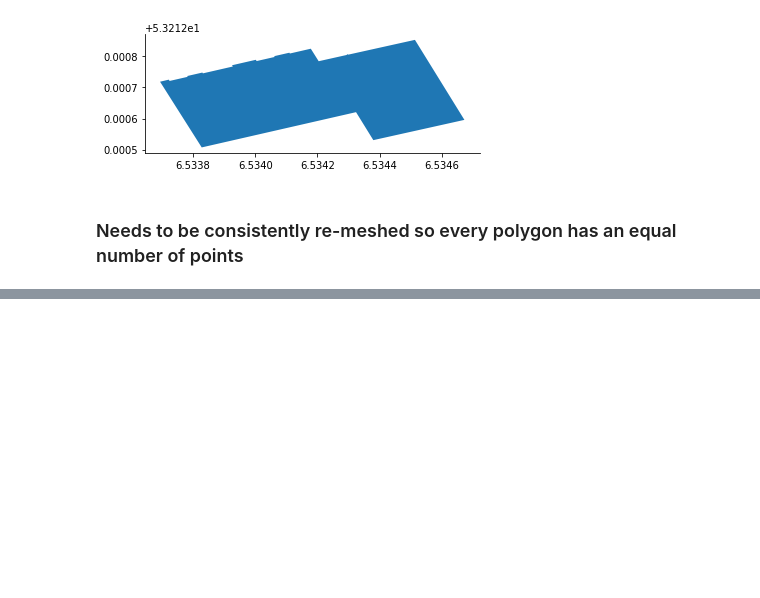
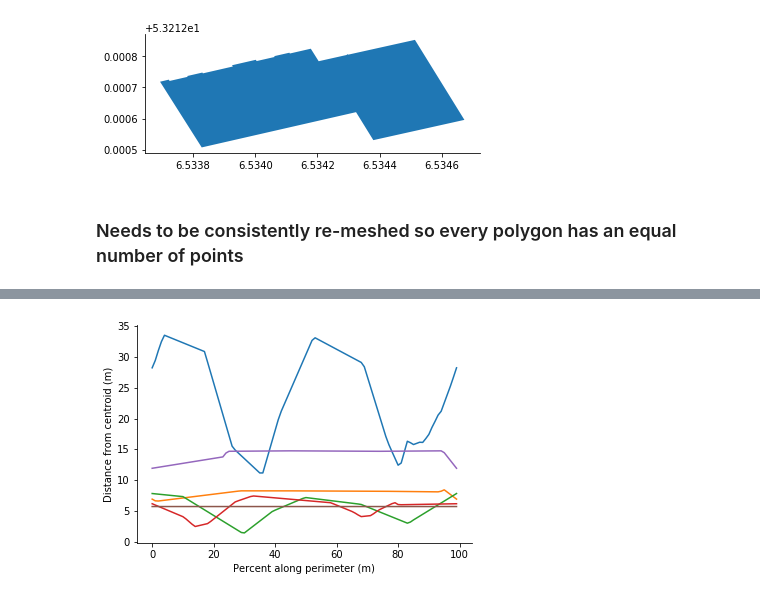
Before and after one commit to jamesjarlathlong/fragilityclustering, a Jupyter notebook: data/exploratory_clustering.ipynb, the cells around one changed output, grey strips where cells are left out. Drawn from its saved outputs; the diff is of its cells as text; code cells hidden in the pictures; blank space fills up the shorter version.

```diff
--- a/data/exploratory_clustering.ipynb
+++ b/data/exploratory_clustering.ipynb
@@ -226,0 +275,18 @@ sns.despine()
+# %%
+def interpolater(xycoords, numpoints=100):
+    x = [i[0] for i in xycoords]
+    y = [i[1] for i in xycoords]
+    f = interpolate.interp1d(x, y)
+    newx = np.linspace(0, max(x),numpoints)
+    return list(zip(newx, f(newx)))
+# %%
+shapes['discretized_perimeter_timeseries'] = shapes['perimeter_timeseries'].apply(interpolater)
+# %%
+fig,ax = plt.subplots(1)
+for idx,ts in enumerate(shapes.iloc[150:156]['discretized_perimeter_timeseries']):
+    ax.plot([i[1] for i in ts], label=idx+150)
+ax.set_ylabel('Distance from centroid (m)')
+ax.set_xlabel('Percent along perimeter (m)')
+sns.despine()
+# %% [output]
+[figure, added]
```
Also changed, not shown: parts of 21 cells of this notebook.
